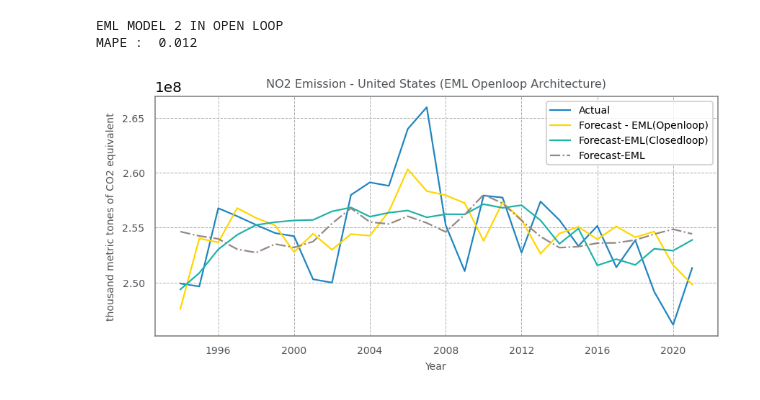
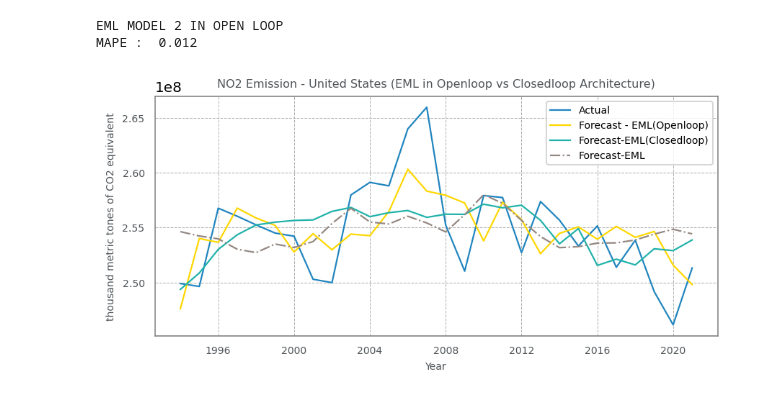
Before and after one commit to MuhammedThariq/Data-Science-Final-Project, a Jupyter notebook: Forecast.ipynb, the cells around one changed output. Drawn from its saved outputs; the diff is of its cells as text; code cells hidden in the pictures.

```diff
--- a/Forecast.ipynb
+++ b/Forecast.ipynb
@@ -1293,29 +1293,29 @@ MAPE :  0.012
 # %%
 #Create a line plot to compare the actual test value vs open loop and closed loop
 #forecasted value of US dataset
 plt.figure(dpi=144, figsize=(7,3))
 plt.plot(us_df.index[33:], us_df.iloc[33:, 0],label="Actual",
             linewidth = 1.1, color = '#2085bf')
 plt.plot(us_df.index[33:], unscaled_openloop_eml_model2_forecast, label='Forecast - EML(Openloop)',
           linewidth = 1.1,  color = 'Gold')
 plt.plot(us_df.index[33:], unscaled_closedloop_eml_model2_forecast, label='Forecast-EML(Closedloop)',
           linewidth = 1.1,  color = 'LightSeaGreen')
 plt.plot(us_df.index[33:], unscaled_stack_eml_model2_forecast, label='Forecast-EML',
           linewidth = 1.1,  color = '#948882', linestyle='-.')
 plt.xlabel("Year", fontsize=7, color='#4f5458')
 plt.ylabel("thousand metric tones of CO2 equivalent", fontsize=7, color='#4f5458')
 plt.grid(linewidth=0.5, linestyle='--')
 plt.legend(fontsize=7)
 plt.xticks(fontsize=7, color='#4f5458')
 plt.yticks(fontsize=7, color='#4f5458')
 ax = plt.gca()
 ax.spines['top'].set_color('grey')
 ax.spines['right'].set_color('grey')
 ax.spines['left'].set_color('grey')
 ax.spines['bottom'].set_color('grey')
 ax.xaxis.set_ticks_position('none')
 ax.yaxis.set_ticks_position('none')
-plt.title("NO2 Emission - United States (EML Openloop Architecture)", fontsize=8, color='#4f5458')
+plt.title("NO2 Emission - United States (EML in Openloop vs Closedloop Architecture)", fontsize=8, color='#4f5458')
 plt.show()
 # %% [output]
-[figure, old version]
+[figure, new version]
```
Also changed, not shown: parts of 2 cells of this notebook.
